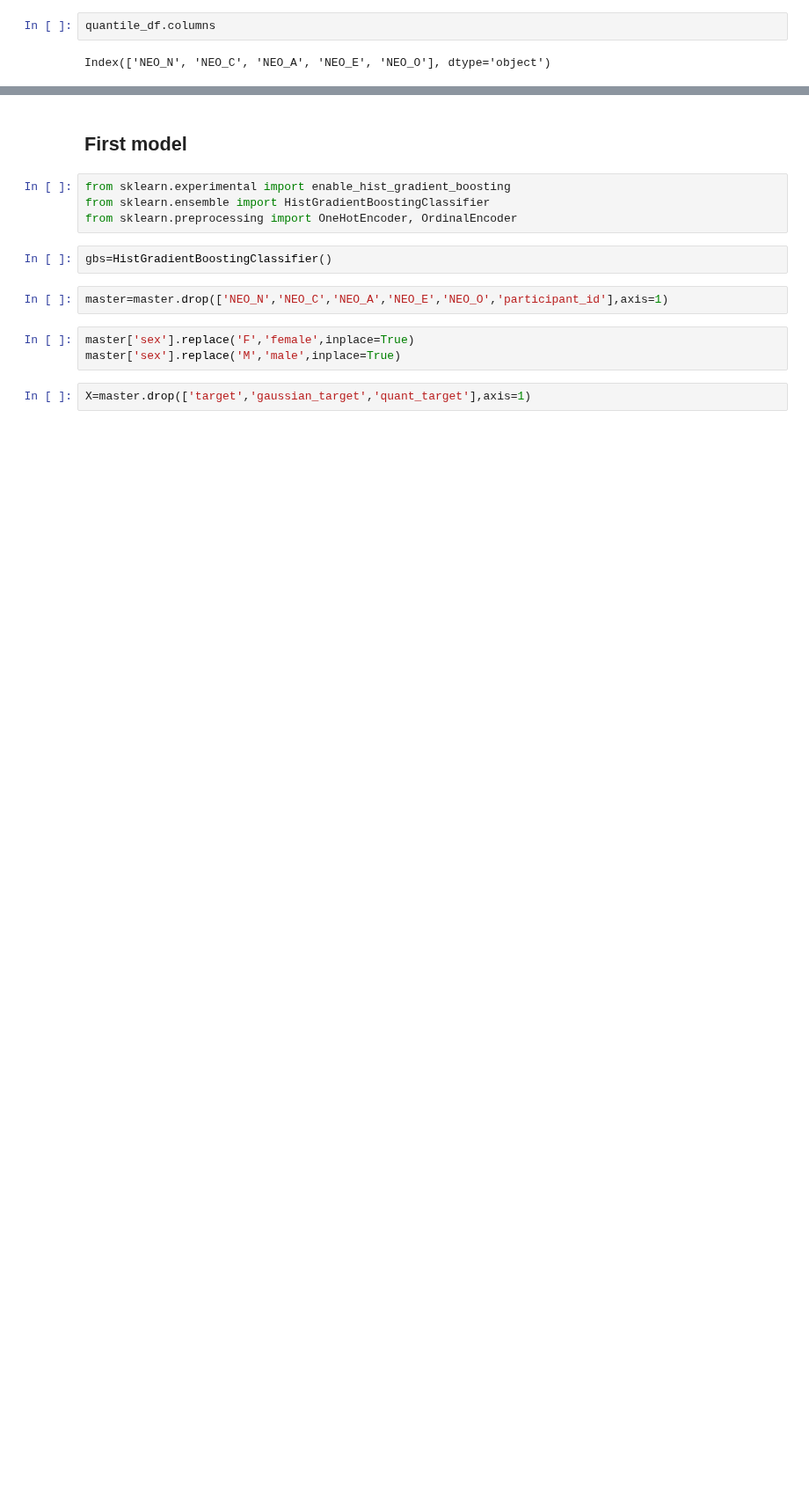
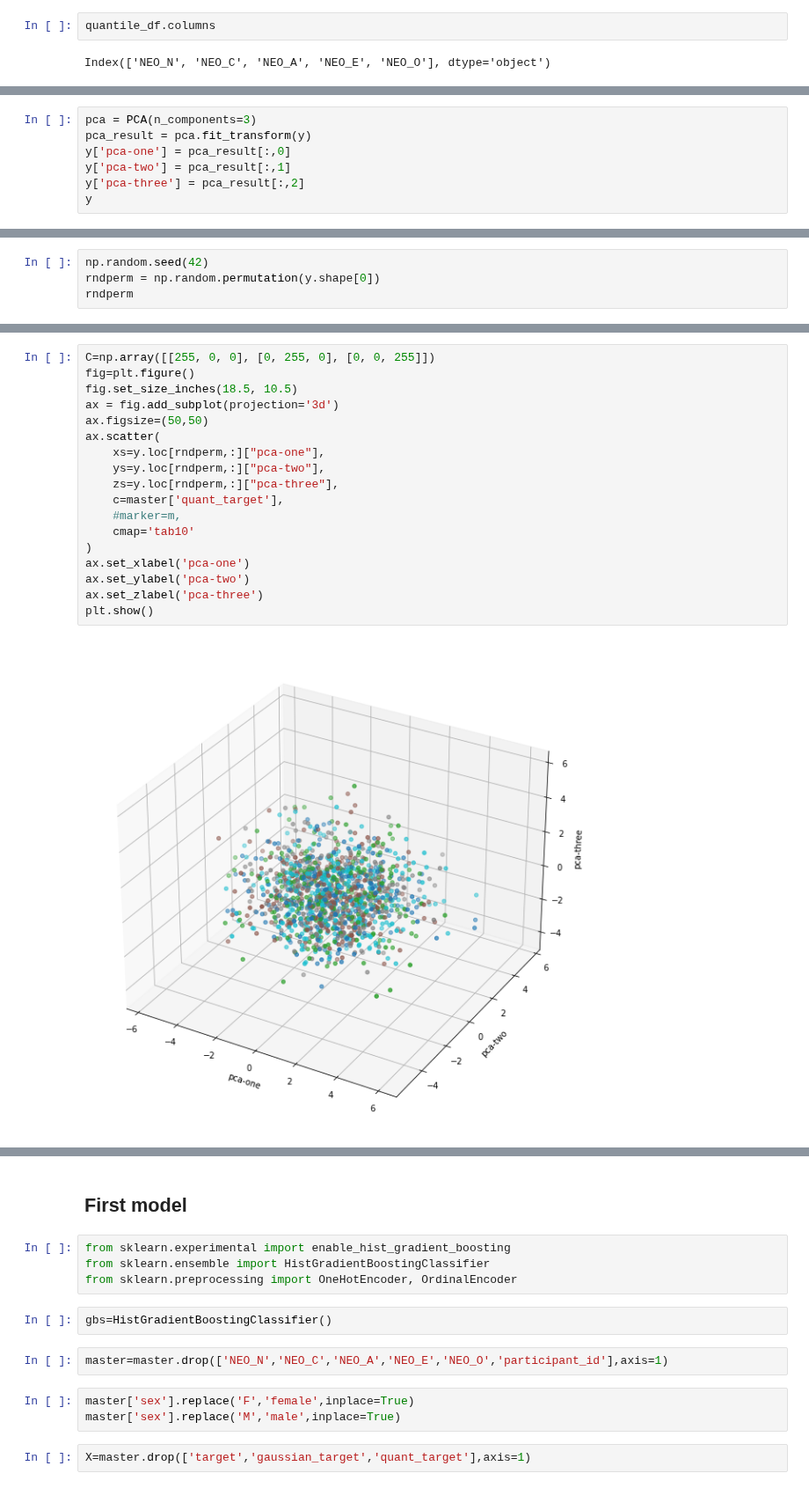
Before and after one commit to lukevano/mri_personality, a Jupyter notebook: notebooks/CH_HistGradientBoost.ipynb, the cells around one changed output, grey strips where cells are left out. Shown at 88% size. Cells and saved outputs as stored; diff of their text form; blank space fills up the shorter version.

```diff
--- a/notebooks/CH_HistGradientBoost.ipynb
+++ b/notebooks/CH_HistGradientBoost.ipynb
@@ -522,0 +554,7 @@ np.unique(y_quant,return_counts=True)
+# %%
+pca = PCA(n_components=3)
+pca_result = pca.fit_transform(y)
+y['pca-one'] = pca_result[:,0]
+y['pca-two'] = pca_result[:,1]
+y['pca-three'] = pca_result[:,2]
+y
@@ -522,0 +575,4 @@ np.unique(y_quant,return_counts=True)
+# %%
+np.random.seed(42)
+rndperm = np.random.permutation(y.shape[0])
+rndperm
@@ -522,0 +597,20 @@ np.unique(y_quant,return_counts=True)
+# %%
+C=np.array([[255, 0, 0], [0, 255, 0], [0, 0, 255]])
+fig=plt.figure()
+fig.set_size_inches(18.5, 10.5)
+ax = fig.add_subplot(projection='3d')
+ax.figsize=(50,50)
+ax.scatter(
+    xs=y.loc[rndperm,:]["pca-one"],
+    ys=y.loc[rndperm,:]["pca-two"],
+    zs=y.loc[rndperm,:]["pca-three"],
+    c=master['quant_target'],
+    #marker=m,
+    cmap='tab10'
+)
+ax.set_xlabel('pca-one')
+ax.set_ylabel('pca-two')
+ax.set_zlabel('pca-three')
+plt.show()
+# %% [output]
+[figure, added]
```
Also changed, not shown: parts of 26 cells of this notebook.
